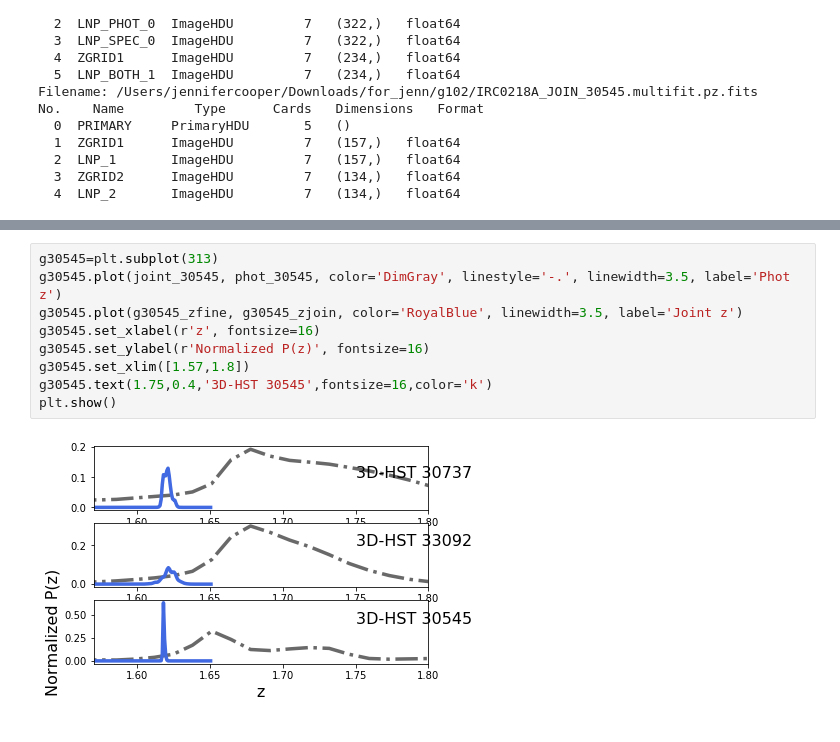
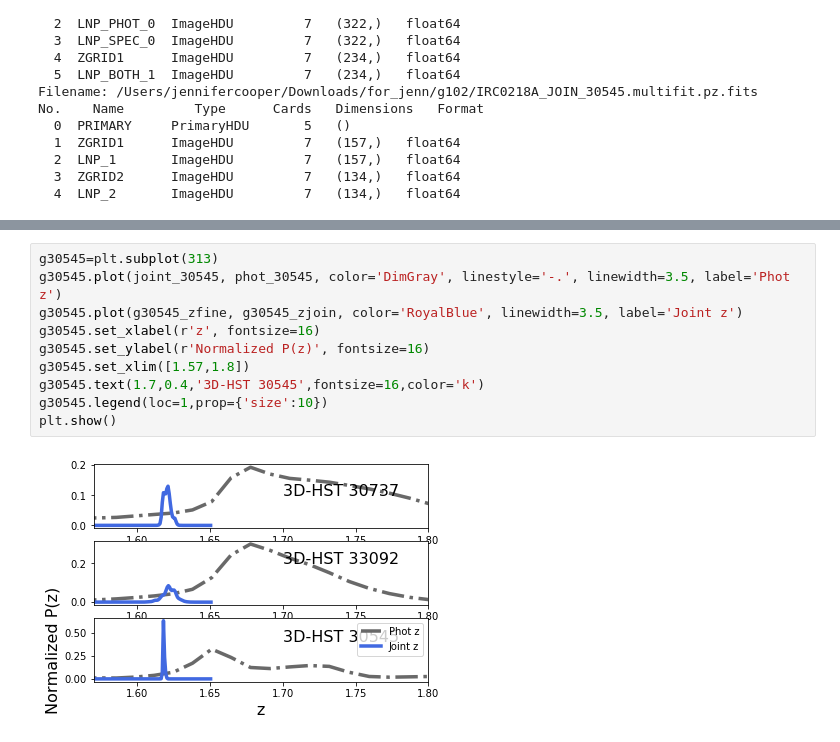
Before and after one commit to jrcooper91/Lee-et-al-2017-figs, a Jupyter notebook: Fig2.ipynb, the cells around one changed output, grey strips where cells are left out. Cells and saved outputs as stored; diff of their text form.

```diff
--- a/Fig2.ipynb
+++ b/Fig2.ipynb
@@ -118,11 +118,12 @@ g33092.text(1.75,0.2,'3D-HST 33092',fontsize=16,color='k')
 # %%
 g30545=plt.subplot(313)
 g30545.plot(joint_30545, phot_30545, color='DimGray', linestyle='-.', linewidth=3.5, label='Phot z')
 g30545.plot(g30545_zfine, g30545_zjoin, color='RoyalBlue', linewidth=3.5, label='Joint z')
 g30545.set_xlabel(r'z', fontsize=16)
 g30545.set_ylabel(r'Normalized P(z)', fontsize=16)
 g30545.set_xlim([1.57,1.8])
-g30545.text(1.75,0.4,'3D-HST 30545',fontsize=16,color='k')
+g30545.text(1.7,0.4,'3D-HST 30545',fontsize=16,color='k')
+g30545.legend(loc=1,prop={'size':10})
 plt.show()
 # %% [output]
-[figure, old version]
+[figure, new version]
```
Also changed, not shown: parts of 2 cells of this notebook.
